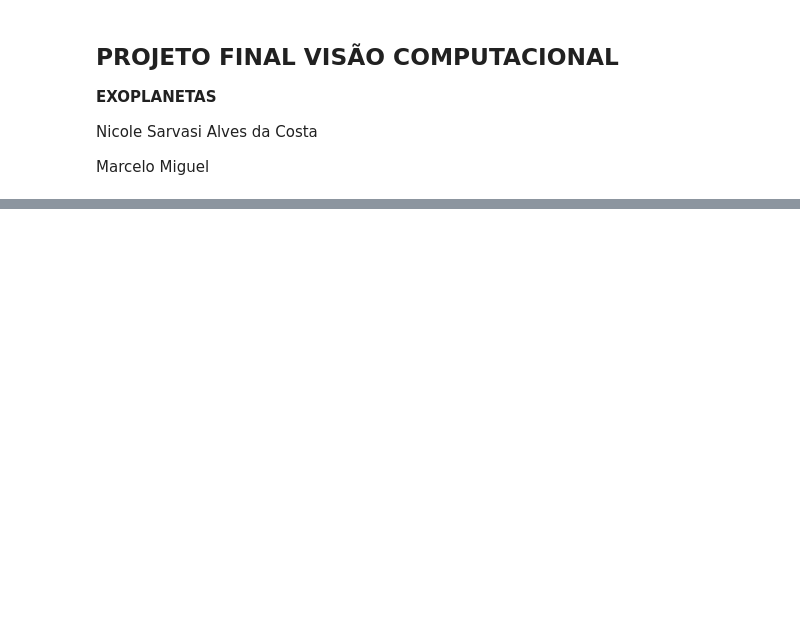
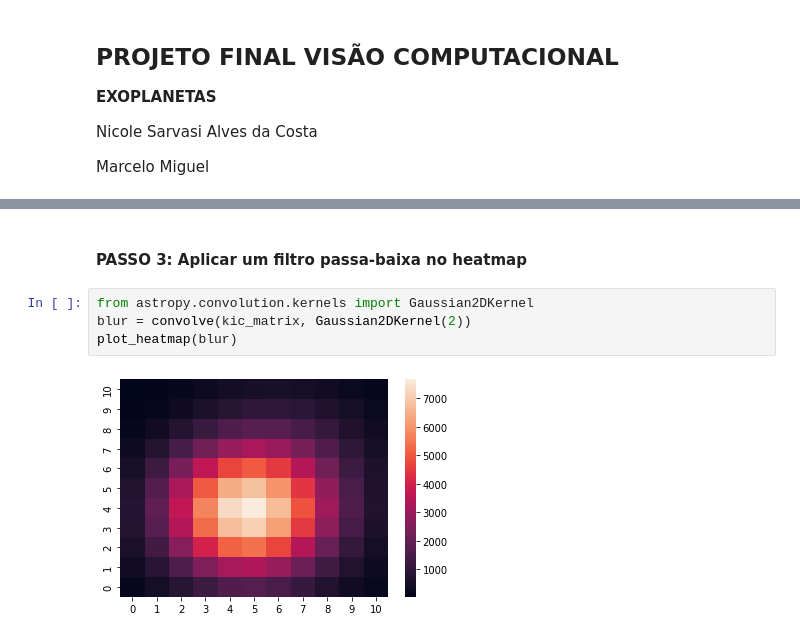
Before and after one commit to nicolecosta/exoplanetas, a Jupyter notebook: exoplanetas.ipynb, the cells around one changed output, grey strips where cells are left out. Drawn from its saved outputs; the diff is of its cells as text; blank space fills up the shorter version.

```diff
--- a/exoplanetas.ipynb
+++ b/exoplanetas.ipynb
@@ -70,0 +58,8 @@ pixelfile.plot(aperture_mask=pixelfile.pipeline_mask);
+# %% [markdown]
+#### **PASSO 3:** Aplicar um filtro passa-baixa no heatmap
+# %%
+from astropy.convolution.kernels import Gaussian2DKernel
+blur = convolve(kic_matrix, Gaussian2DKernel(2))
+plot_heatmap(blur)
+# %% [output]
+[figure, added]
```
Also changed, not shown: parts of 29 cells of this notebook.
